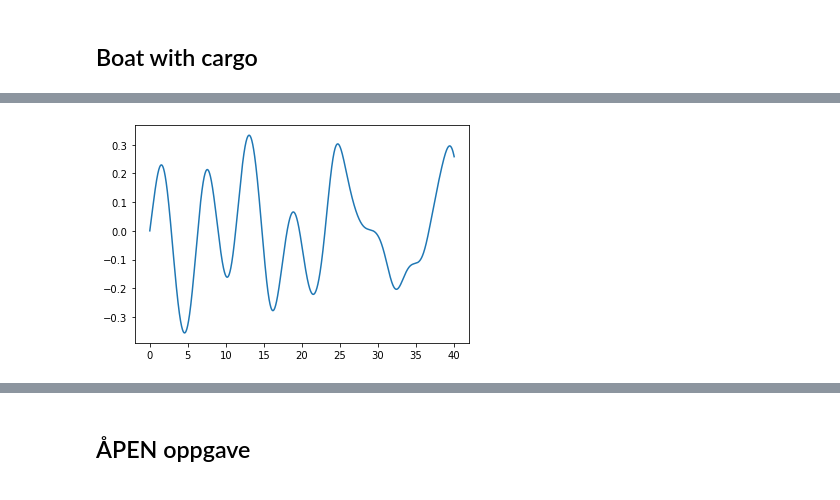
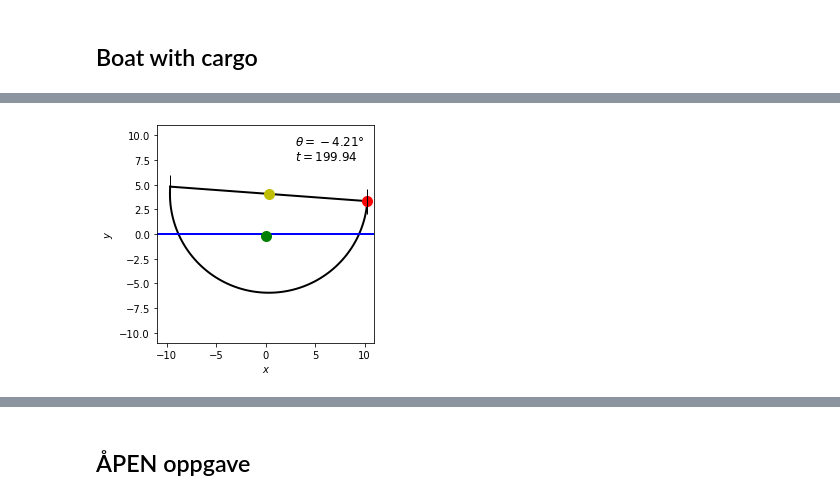
Before and after one commit to Trond01/TMA4320_prosjekt_2, a Jupyter notebook: prosjekt2.ipynb, the cells around one changed output, grey strips where cells are left out. Cells and saved outputs as stored; diff of their text form; code cells hidden in the pictures.

Commit message:
All kode unntatt siste oppgave er klar. Det må lages penere plot og animasjoner, som kommenteres.

```diff
--- a/prosjekt2.ipynb
+++ b/prosjekt2.ipynb
@@ -677,11 +684,12 @@ global_error_RK4   = np.zeros(N)
 w0 = [0.01, 0, 0, 0, yC0, 0, 0, 0] # [theta0, omega0, x0, vx0, y0, vy0, s0, vs0]
 t0 = 0
 t_end = 20
-for i in tqdm(range(len(h_array))):
-    h = h_array[i]
-    theta_anal  = analytic_harmonic_oscillator(t_end, w0[0])
-    o, w_euler = ode_solver(f_harmonic_approxilator, t0, t_end, w0, h, method=euler_method)
-    o, w_RK4   = ode_solver(f_harmonic_approxilator, t0, t_end, w0, h, method=RK4_method)
-    global_error_euler[i] = np.abs(theta_anal - w_euler[-1][0])
-    global_error_RK4[i]   = np.abs(theta_anal - w_RK4[-1][0])
+
+# for i in tqdm(range(len(h_array))):
+#     h = h_array[i]
+#     theta_anal  = analytic_harmonic_oscillator(t_end, w0[0])
+#     o, w_euler = ode_solver(f_harmonic_approxilator, t0, t_end, w0, h, method=euler_method)
+#     o, w_RK4   = ode_solver(f_harmonic_approxilator, t0, t_end, w0, h, method=RK4_method)
+#     global_error_euler[i] = np.abs(theta_anal - w_euler[0][-1])
+#     global_error_RK4[i]   = np.abs(theta_anal - w_RK4[0][-1])
 # %%
@@ -741,7 +745,10 @@ $$ \frac{\textrm{d}}{\textrm{d}t} \begin{bmatrix} \theta(t) \\
 
 def f_bouncing(t, w):
     """
-
+    brief: the derivative of the vector w, now accounting for variations in displaced waterar
+    :param t: current time
+    :param w: 8D array with current theta, omega, x, vx, y, vy, s, vs
+    :return: 8D array with derivatives of the above parametres
     """
     gamma = find_gamma(w[0], w[4])
     A     = find_A(gamma)
@@ -877,69 +940,37 @@ def f_cargo_with_fence(t, w):
 # %%
-def find_cargo_offboard(s_L):
-    #returns: index of which cargo falls off board, zero if cargo stays on board the whole time
 
-    for i in range(len(s_L)):
-        if abs(s_L[i]) > R:
-            return i
-    return 0
+t_end = 200
 
-t_end = 40
-w0 = [0, 0.2, 0, 0, 0, 0, -3, 0]
-h = 0.01
-
-m_L = 0.001*m
-t_vals, w_vals = ode_solver(f_cargo_without_fence, t0, t_end, w0, h, method=RK4_method)
-theta = np.transpose(w_vals)[0]
-s_L = np.transpose(w_vals)[6]
-cargo_offboard = find_cargo_offboard(s_L)
-
+w0 = [0, 0.2, 0, 0, 0, 0, 3, 0]
+m_L = 0.00001*m
+t_vals, w_vals = ode_solver(f_cargo_with_fence, t0, t_end, w0, h, method=RK4_method)
+theta = w_vals[0]
+s_L = w_vals[6]
 #animate_boat(t_vals[::10], theta[::10], xC[::10], yC[::10], gjerde = True, vis_akse_verdier = False)
 
-plt.plot(t_vals, theta)
-if (cargo_offboard != 0):
-    plt.axvline(t_vals[cargo_offboard])
-plt.show()
-plt.plot(t_vals, s_L)
-if (cargo_offboard != 0):
-    plt.axvline(t_vals[cargo_offboard])
+plt.plot(t_vals, w_vals[6])
 plt.show()
 
-m_L =0.08*m
-t_vals, w_vals = ode_solver(f_cargo_without_fence, t0, t_end, w0, h, method=RK4_method)
-theta = np.transpose(w_vals)[0]
-s_L = np.transpose(w_vals)[6]
-cargo_offboard = find_cargo_offboard(s_L)
-#animate_boat(t_vals[::10], theta[::10], xC[::10], yC[::10], gjerde = True, vis_akse_verdier = False)
-
-plt.plot(t_vals, theta)
-if (cargo_offboard != 0):
-    plt.axvline(t_vals[cargo_offboard])
-plt.show()
-plt.plot(t_vals, s_L)
-if (cargo_offboard != 0):
-    plt.axvline(t_vals[cargo_offboard])
+plt.plot(t_vals, w_vals[7])
 plt.show()
 
 
-m_L = 0.001*m
-t_vals, w_vals = ode_solver(f_cargo_with_fence, t0, t_end, w0, h, method=RK4_method)
-theta = np.transpose(w_vals)[0]
-s_L = np.transpose(w_vals)[6]
-#animate_boat(t_vals[::10], theta[::10], xC[::10], yC[::10], gjerde = True, vis_akse_verdier = False)
+animate_boat(t_vals[::10], w_vals[0][::10], w_vals[2][::10], w_vals[4][::10], w_vals[6][::10], gjerde = True, vis_akse_verdier = False, gif_name = "heavy")
 
-plt.plot(t_vals, theta)
-plt.show()
-plt.plot(t_vals, s_L)
-plt.show()
+# m_L =0.08*m
+# t_vals, w_vals = ode_solver(f_cargo_with_fence, t0, t_end, w0, h, method=RK4_method)
+# theta = np.transpose(w_vals)[0]
+# s_L = np.transpose(w_vals)[6]
 
-m_L =0.08*m
-t_vals, w_vals = ode_solver(f_cargo_with_fence, t0, t_end, w0, h, method=RK4_method)
-theta = np.transpose(w_vals)[0]
-s_L = np.transpose(w_vals)[6]
-#animate_boat(t_vals[::10], theta[::10], xC[::10], yC[::10], gjerde = True, vis_akse_verdier = False)
+# plt.plot(t_vals, theta)
+# plt.show()
+# plt.plot(t_vals, s_L)
+# plt.show()
 
-plt.plot(t_vals, theta)
-plt.show()
-plt.plot(t_vals, s_L)
-plt.show()
+# At = t_vals
+# Atheta = np.transpose(w_vals)[0]
+# Ax_C = np.transpose(w_vals)[2]
+# Ay_C = np.transpose(w_vals)[4]
+# As_L = np.transpose(w_vals)[6]
+# animate_boat(At[::10], Atheta[::10], Ax_C[::10], Ay_C[::10], As_L, gjerde = True, vis_akse_verdier = False, gif_name = "heavy")
 # %% [output]
@@ -948 +983 @@ plt.show()
-[figure, old version]
+[figure, new version]
```
Also changed, not shown: parts of 30 cells of this notebook, 15 other files.
